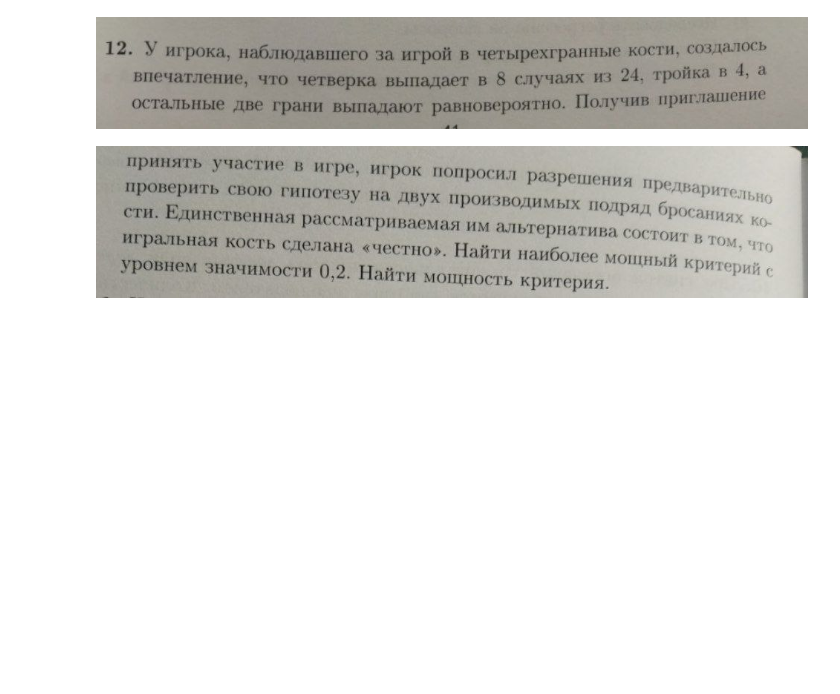
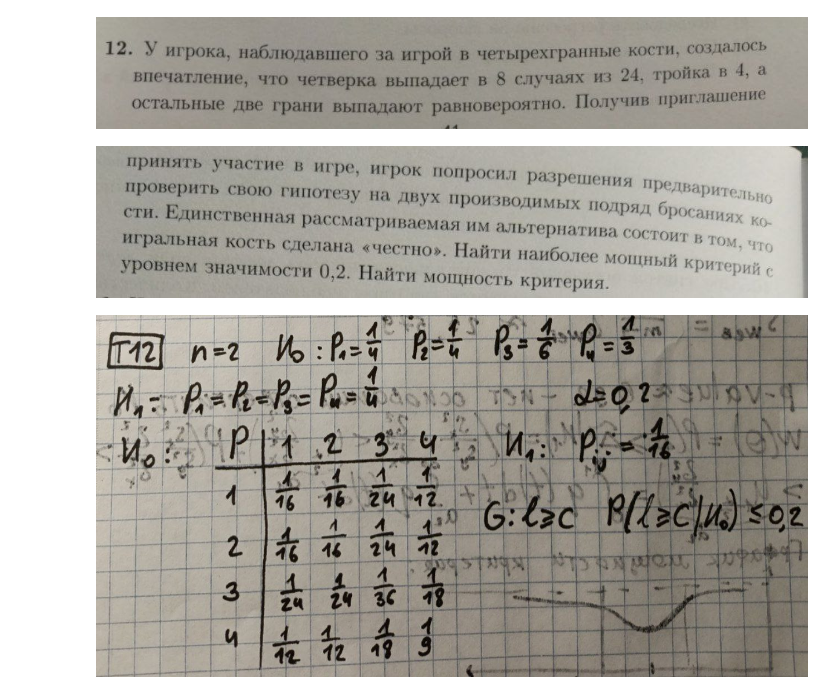
Before and after one commit to Salnikova-Lida/Math_stat_2025_spring, a Jupyter notebook: assignment_1/task12.ipynb, the cells around one changed output. Drawn from its saved outputs; the diff is of its cells as text; code cells hidden in the pictures; blank space fills up the shorter version.

```diff
--- a/assignment_1/task12.ipynb
+++ b/assignment_1/task12.ipynb
@@ -8,3 +8,7 @@ Image("images/photo_5350494331657645212_y.jpg")
 Image("images/photo_5350494331657645213_y.jpg")
 # %% [output]
 [figure]
+# %%
+Image("images/photo_5467848729563363441_y.jpg")
+# %% [output]
+[figure, added]
```
Also changed, not shown: parts of 1 cell of this notebook, 10 other files.
